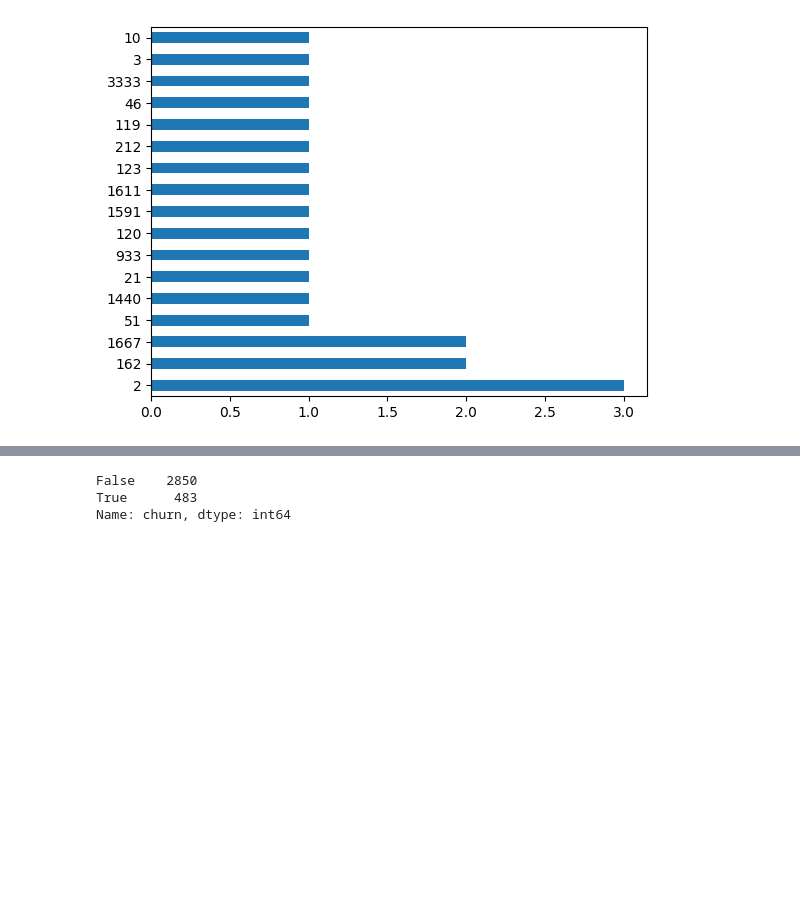
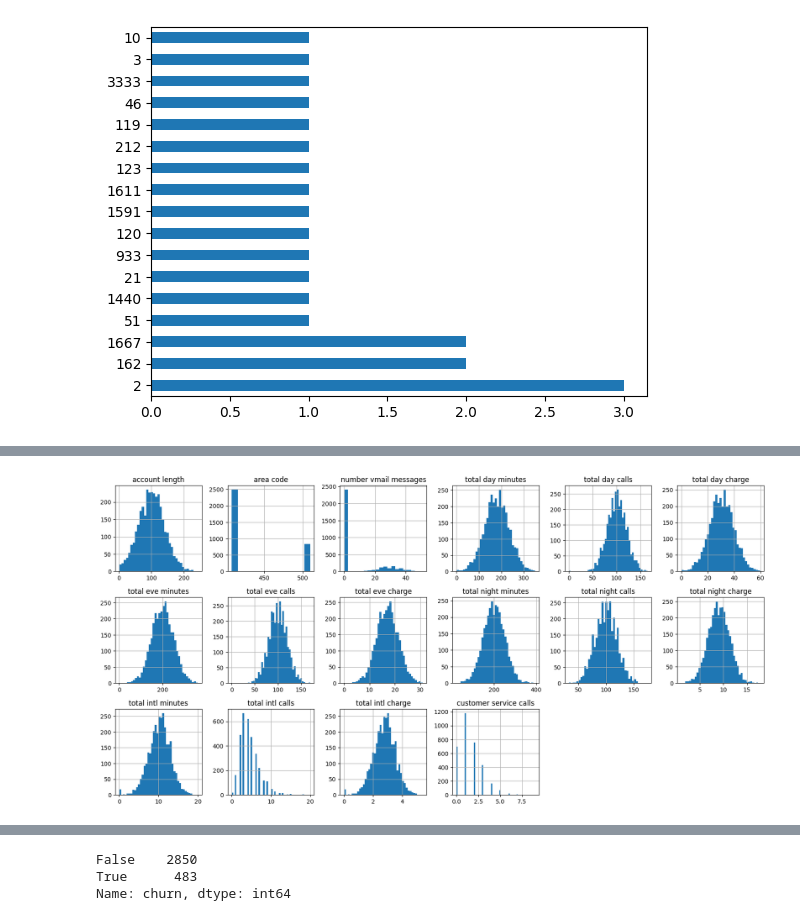
Before and after one commit to Ed-Odhiambo/Phase3_Project, a Jupyter notebook: student.ipynb, the cells around one changed output, grey strips where cells are left out. Saved outputs shown, nothing was run; the diff lists cells and outputs as text; code cells hidden in the pictures; blank space fills up the shorter version.

```diff
--- a/student.ipynb
+++ b/student.ipynb
@@ -179,0 +186,6 @@ df.nunique().value_counts().plot.barh();
+# %%
+# Check the distribution of the data
+df.hist(bins = 'auto', layout = (6,6), figsize = (20,20))
+plt.show()
+# %% [output]
+[figure, added]
```
Also changed, not shown: parts of 71 cells of this notebook.
